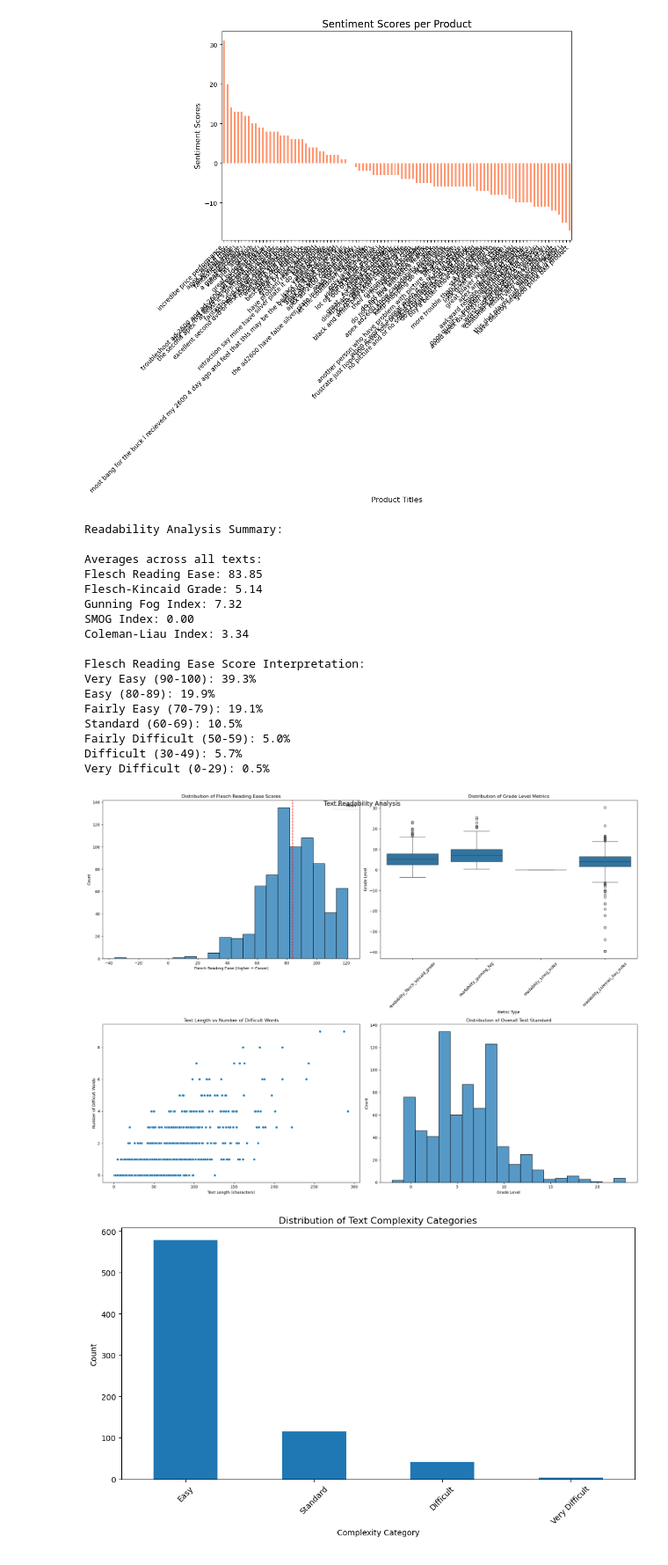
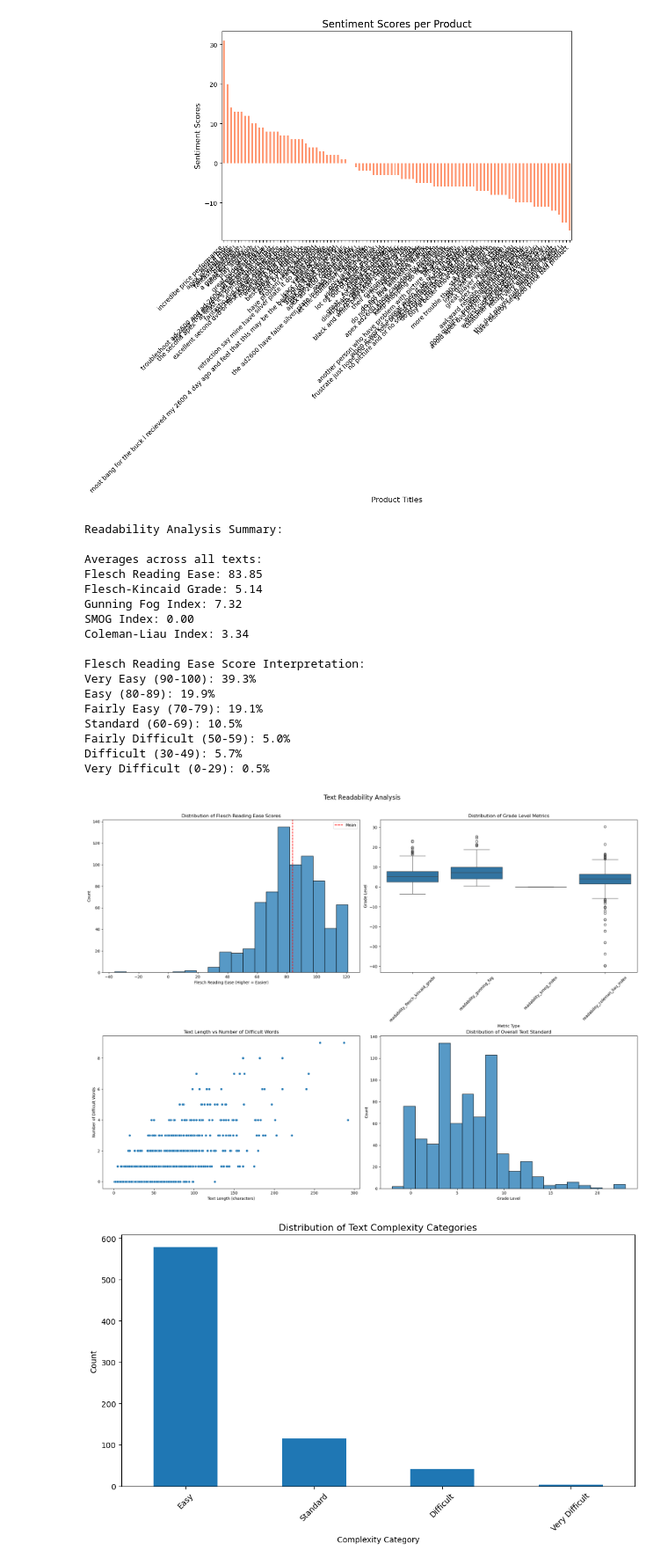
Before and after one commit to DVDMVN/CSE482_PROJ, a Jupyter notebook: EDA_vatsalya.ipynb, the cells around one changed output. Shown at 88% size. Saved outputs shown, nothing was run; the diff lists cells and outputs as text; code cells hidden in the pictures.

```diff
--- a/EDA_vatsalya.ipynb
+++ b/EDA_vatsalya.ipynb
@@ -130,47 +130,39 @@ def analyze_text_readability(df):
         df[f'readability_{metric}'] = scores
 
     # Create visualizations
-    fig = plt.figure(figsize=(20, 15))
-    plt.suptitle('Text Readability Analysis', fontsize=16, y=0.95)
+    fig, axes = plt.subplots(2, 2, figsize=(20, 15))
+    fig.suptitle('Text Readability Analysis', fontsize=16)
 
     # 1. Distribution of Flesch Reading Ease Scores
-    plt.subplot(2, 2, 1)
-    sns.histplot(data=df, x='readability_flesch_reading_ease', bins=20)
-    plt.title('Distribution of Flesch Reading Ease Scores')
-    plt.xlabel('Flesch Reading Ease (Higher = Easier)')
-    plt.axvline(x=df['readability_flesch_reading_ease'].mean(),
-                color='r', linestyle='--', label='Mean')
-    plt.legend()
+    axes[0, 0].set_title('Distribution of Flesch Reading Ease Scores')
+    sns.histplot(data=df, x='readability_flesch_reading_ease', bins=20, ax=axes[0, 0])
+    axes[0, 0].set_xlabel('Flesch Reading Ease (Higher = Easier)')
+    axes[0, 0].axvline(x=df['readability_flesch_reading_ease'].mean(), color='r', linestyle='--', label='Mean')
+    axes[0, 0].legend()
 
     # 2. Grade Level Comparisons
-    plt.subplot(2, 2, 2)
-    grade_metrics = ['readability_flesch_kincaid_grade',
-                    'readability_gunning_fog',
-                    'readability_smog_index',
-                    'readability_coleman_liau_index']
-
+    grade_metrics = ['readability_flesch_kincaid_grade', 'readability_gunning_fog', 'readability_smog_index', 'readability_coleman_liau_index']
     grade_data = df[grade_metrics].melt()
-    sns.boxplot(data=grade_data, x='variable', y='value')
-    plt.xticks(rotation=45)
-    plt.title('Distribution of Grade Level Metrics')
-    plt.xlabel('Metric Type')
-    plt.ylabel('Grade Level')
+    sns.boxplot(data=grade_data, x='variable', y='value', ax=axes[0, 1])
+    axes[0, 1].set_title('Distribution of Grade Level Metrics')
+    axes[0, 1].set_xlabel('Metric Type')
+    axes[0, 1].set_ylabel('Grade Level')
+    axes[0, 1].tick_params(axis='x', rotation=45)
 
     # 3. Difficult Words vs Text Length
-    plt.subplot(2, 2, 3)
     df['text_length'] = df['sentence'].str.len()
-    sns.scatterplot(data=df, x='text_length', y='readability_difficult_words')
-    plt.title('Text Length vs Number of Difficult Words')
-    plt.xlabel('Text Length (characters)')
-    plt.ylabel('Number of Difficult Words')
+    sns.scatterplot(data=df, x='text_length', y='readability_difficult_words', ax=axes[1, 0])
+    axes[1, 0].set_title('Text Length vs Number of Difficult Words')
+    axes[1, 0].set_xlabel('Text Length (characters)')
+    axes[1, 0].set_ylabel('Number of Difficult Words')
 
     # 4. Overall Text Standard Distribution
-    plt.subplot(2, 2, 4)
-    sns.histplot(data=df, x='readability_text_standard', bins=20)
-    plt.title('Distribution of Overall Text Standard')
-    plt.xlabel('Grade Level')
+    sns.histplot(data=df, x='readability_text_standard', bins=20, ax=axes[1, 1])
+    axes[1, 1].set_title('Distribution of Overall Text Standard')
+    axes[1, 1].set_xlabel('Grade Level')
 
     plt.tight_layout()
+    plt.subplots_adjust(top=0.92)
 
     # Print summary statistics
     print("\nReadability Analysis Summary:")
@@ -203,34 +195,34 @@ def analyze_text_readability(df):
     plt.figure(figsize=(10, 6))
     df['readability_complexity'].value_counts().plot(kind='bar')
     plt.title('Distribution of Text Complexity Categories')
     plt.xlabel('Complexity Category')
     plt.ylabel('Count')
     plt.xticks(rotation=45)
     plt.tight_layout()
 
     return df
 
 # Analyze the sample data
 analyzed_apex = analyze_text_readability(apex)
 # %% [output]
 Readability Analysis Summary:
 
 Averages across all texts:
 Flesch Reading Ease: 83.85
 Flesch-Kincaid Grade: 5.14
 Gunning Fog Index: 7.32
 SMOG Index: 0.00
 Coleman-Liau Index: 3.34
 
 Flesch Reading Ease Score Interpretation:
 Very Easy (90-100): 39.3%
 Easy (80-89): 19.9%
 Fairly Easy (70-79): 19.1%
 Standard (60-69): 10.5%
 Fairly Difficult (50-59): 5.0%
 Difficult (30-49): 5.7%
 Very Difficult (0-29): 0.5%
-[figure, old version]
+[figure, new version]
 [figure]
 # %%
 canon = pd.read_csv('/Users/vatsalyadaita/Documents/Fall 2024/CSE 482/Project/CSE482_PROJ/processed_data/canon_g3_updated.csv').drop(columns=['Unnamed: 0'])
```
Also changed, not shown: parts of 8 cells of this notebook.
